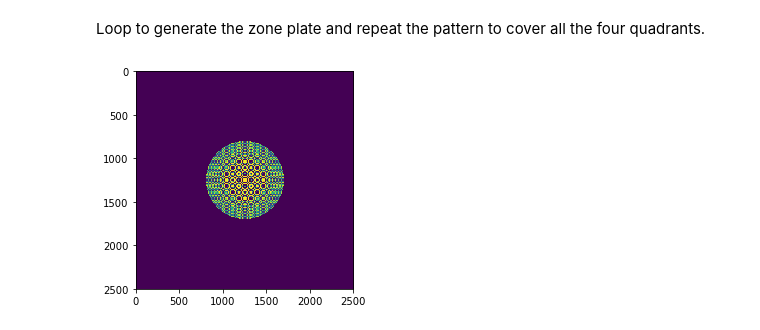
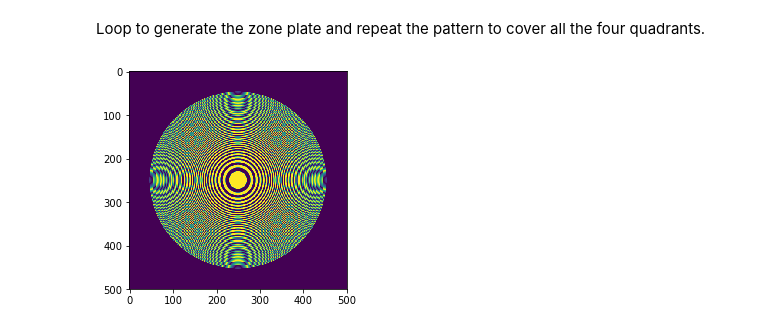
Before and after one commit to CXS-Scattering/zone_plate_testing, a Jupyter notebook: create_zp.ipynb, the cells around one changed output. Saved outputs shown, nothing was run; the diff lists cells and outputs as text; code cells hidden in the pictures.

```diff
--- a/create_zp.ipynb
+++ b/create_zp.ipynb
@@ -84,43 +87,43 @@ def make_quadrant(X,Y,flag,r1,r2,n):
 * *Inputs* : X,Y - grid, flag - specifies the quadrant to be filled (i.e. where X,Y>0), r1,r2 - inner and outer radii, n - parameter for the partial_fill function
 * *Outputs* : z - output pattern with one quadrant filled.
 # %%
-mat = 'Ni'
-energy = 520                   #Energy in EV
-f = 0.0012096774193548385          #focal length in meters
+mat = 'Au'
+energy = 5000                   #Energy in EV
+f = 6*10**(-3)          #focal length in meters
 wavel = (1239.84/energy)*10**(-9)  #Wavelength in meters
 delta,beta = get_property(mat,energy)
 
-N = 2500
+grid_size = 2500
 n = 250
-zp = np.zeros((N,N))
-x =  np.linspace(-75e-6,75e-6,N)
+zp = np.zeros((grid_size,grid_size))
+x =  np.linspace(-75e-6,75e-6,grid_size)
+step_xy = x[-1]-x[-2]
 X,Y = np.meshgrid(x,x)
 step = x[-1]-x[-2]
 flag = np.where((X>0)&(Y>0)&(X>=Y))
 
-N = 250 #number of zones
-radius = np.zeros(N)
+zones = 100 #number of zones
+radius = np.zeros(zones)
 # %% [markdown]
 Setting up the parameters and initializing the variables.
 # %%
-for k in range(N):
+for k in range(zones):
     radius[k] = zone_radius(k,f,wavel)
 # %% [markdown]
 Filling the radius array with the radius of zones for later use in making the rings.
 # %%
 #2D ZP
-zp = np.zeros(np.shape(X))
-for i in range(N):
+for i in range(zones):
     if i%2 == 1 :
         r1 = radius[i-1]
         r2 = radius[i]
-        ring = make_ring(X,Y,flag,r1,r2,500)
+        ring = make_quadrant(X,Y,flag,r1,r2,500)
         zp+=ring
 zp = repeat_pattern(X,Y,zp)
 # %% [markdown]
 Loop to generate the zone plate and repeat the pattern to cover all the four quadrants.
 # %%
-plt.imshow(zp)
+plt.imshow(zp[1000:1500,1000:1500])
 plt.show()
 # %% [output]
-[figure, old version]
+[figure, new version]
```
Also changed, not shown: parts of 3 cells of this notebook, 7 other files.
